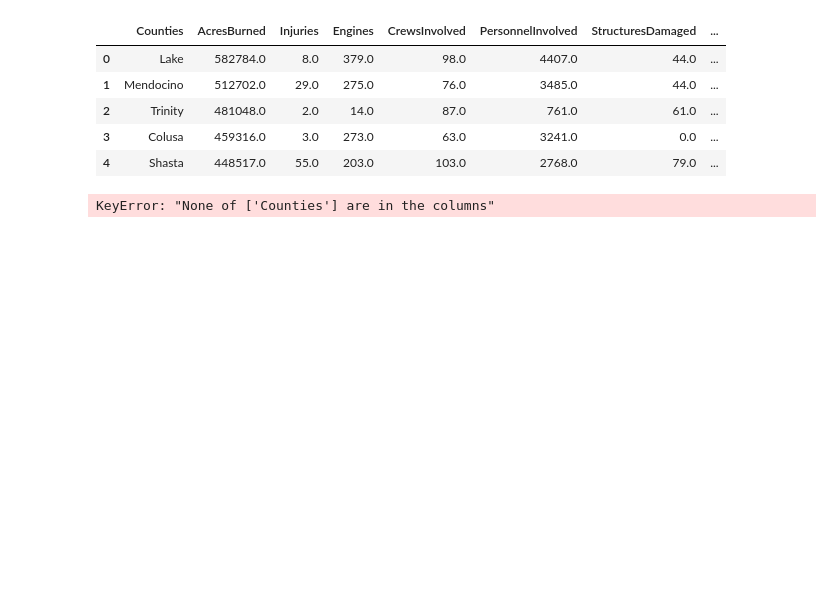
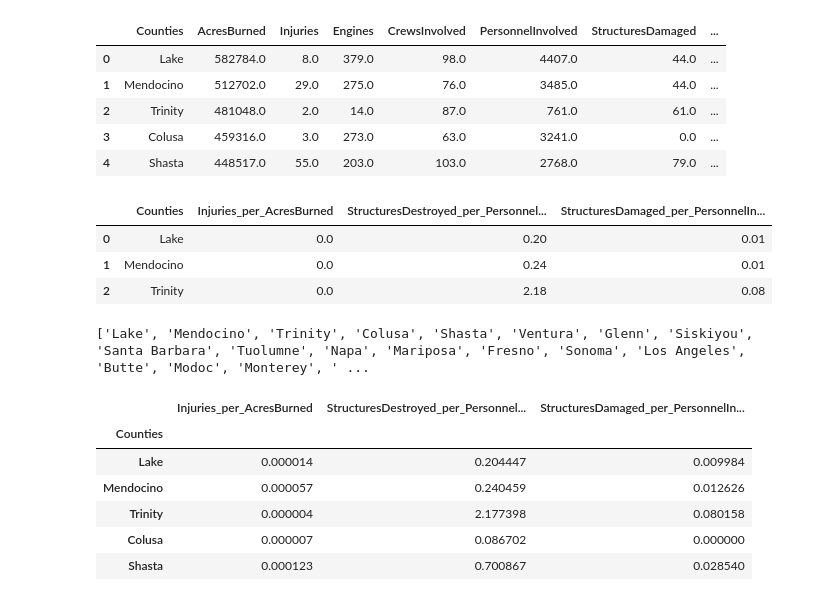
Before and after one commit to jump8621/data-project-I, a Jupyter notebook: alessandro_pyre.ipynb, the cells around one changed output. Drawn from its saved outputs; the diff is of its cells as text; code cells hidden in the pictures; blank space fills up the shorter version.

```diff
--- a/alessandro_pyre.ipynb
+++ b/alessandro_pyre.ipynb
@@ -254,14 +241,34 @@ df1.head()
 | 4 | Shasta | 448517.0 | 55.0 | 203.0 | 103.0 | 2768.0 | 79.0 | ... |
 # %%
 # Remove columns, for clarity
-df1_r = df.drop([
-#               "AcresBurned", "Injuries", "Engines","CrewsInvolved", "PersonnelInvolved",
-#               "StructuresDamaged", "StructuresDestroyed",
-                "Injuries_per_100AcresBurned", "Injuries_per_1000Personnel", "Personnel_per_10Injury",
-                "Injuries_per_100Crews", "StructuresThreatened"
+df2 = df2.drop([
+              "AcresBurned", "100AcresBurned",
+                "Injuries", "Engines","CrewsInvolved", "PersonnelInvolved",
+              "StructuresDamaged", "StructuresDestroyed",
+                "Injuries_per_100AcresBurned", "Injuries_per_100Personnel", "Personnel_per_10Injury",
+                "Injuries_per_100Crews", "StructuresThreatened",
                 ], axis =1)
-df_r1 = df_r1.set_index("Counties")
-
-df_r1.round(2)
+# df2 = df2.set_index("Counties")
+df2.head(3).round(2)
 # %% [output]
-KeyError: "None of ['Counties'] are in the columns"
+|  | Counties | Injuries_per_AcresBurned | StructuresDestroyed_per_Personnel... | StructuresDamaged_per_PersonnelIn... |
+| 0 | Lake | 0.0 | 0.20 | 0.01 |
+| 1 | Mendocino | 0.0 | 0.24 | 0.01 |
+| 2 | Trinity | 0.0 | 2.18 | 0.08 |
+# %%
+counties_list = df2["Counties"].to_list()
+print(counties_list)
+# %% [output]
+['Lake', 'Mendocino', 'Trinity', 'Colusa', 'Shasta', 'Ventura', 'Glenn', 'Siskiyou', 'Santa Barbara', 'Tuolumne', 'Napa', 'Mariposa', 'Fresno', 'Sonoma', 'Los Angeles', 'Butte', 'Modoc', 'Monterey', ' ...
+# %%
+df2_copy = df2
+df3 = df2_copy.set_index("Counties")
+df3.head()
+# %% [output]
+|  | Injuries_per_AcresBurned | StructuresDestroyed_per_Personnel... | StructuresDamaged_per_PersonnelIn... |
+| Counties |  |  |  |
+| Lake | 0.000014 | 0.204447 | 0.009984 |
+| Mendocino | 0.000057 | 0.240459 | 0.012626 |
+| Trinity | 0.000004 | 2.177398 | 0.080158 |
+| Colusa | 0.000007 | 0.086702 | 0.000000 |
+| Shasta | 0.000123 | 0.700867 | 0.028540 |
```
Also changed, not shown: parts of 4 cells of this notebook.
